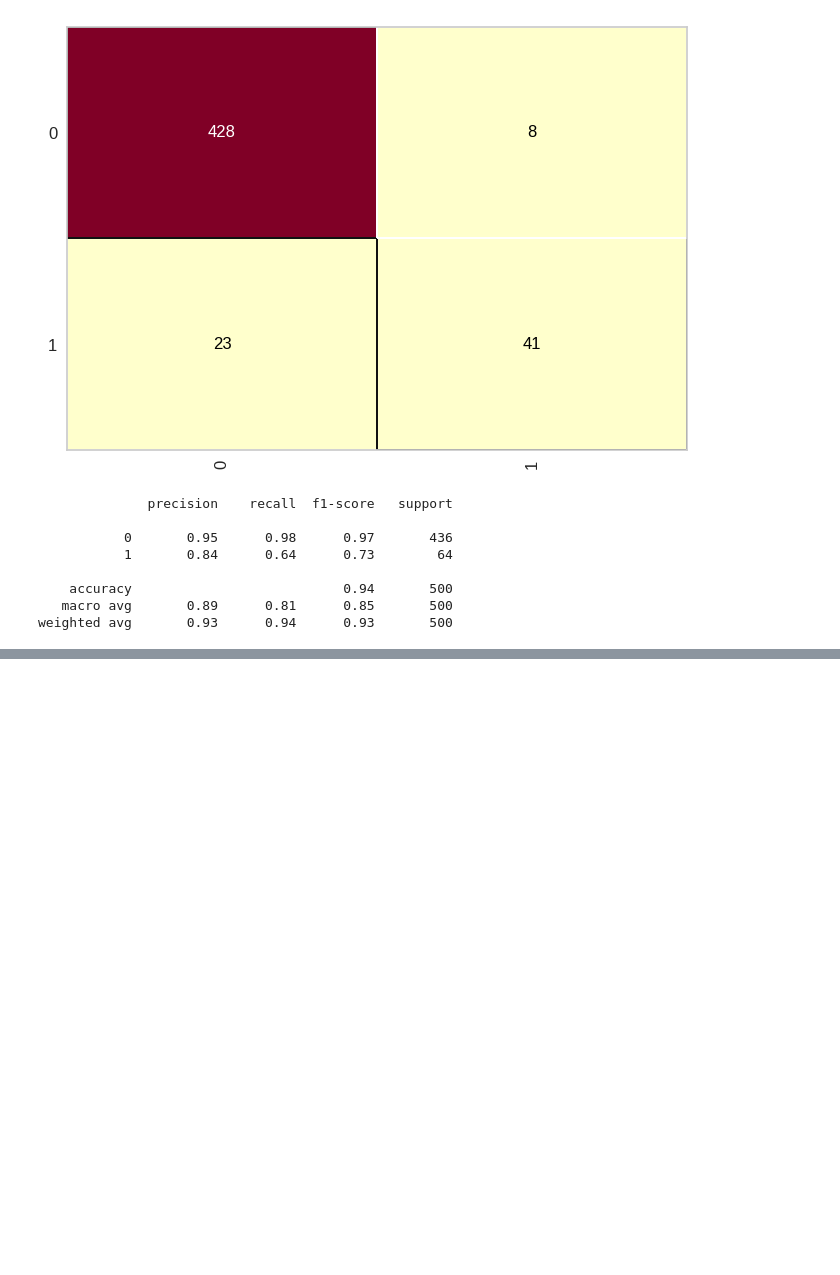
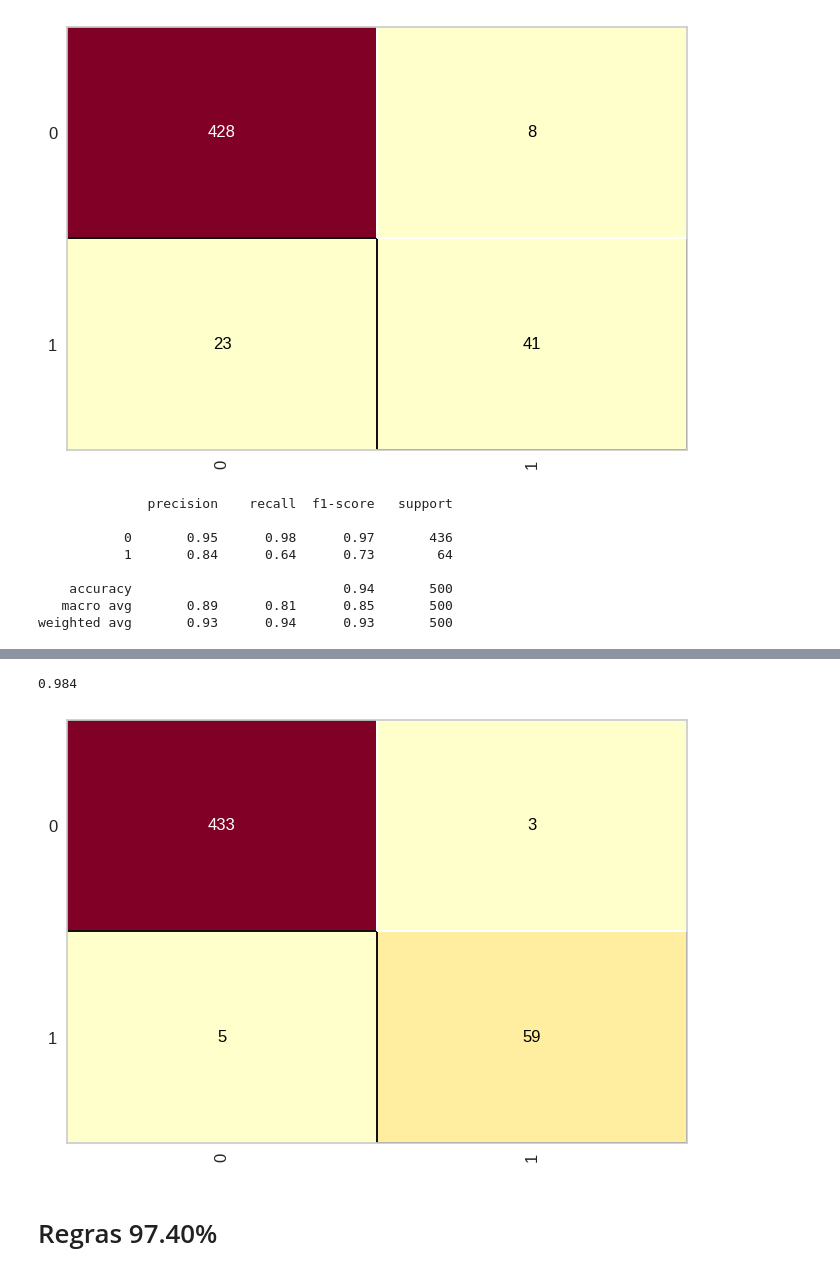
Before and after one commit to Henrique0078/Base_credit_python, a Jupyter notebook: Base_credito.ipynb, the cells around one changed output, grey strips where cells are left out. Drawn from its saved outputs; the diff is of its cells as text; code cells hidden in the pictures; blank space fills up the shorter version.

```diff
--- a/Base_credito.ipynb
+++ b/Base_credito.ipynb
@@ -581,0 +747,6 @@ weighted avg       0.93      0.94      0.93       500
+# %%
+import pickle
+with open('credit.pkl', 'rb') as f:
+  (x_credito_treinamento, y_credito_treinamento, x_credito_teste, y_credito_teste) = pickle.load(f)
+# %%
+random_forest_credito = RandomForestClassifier(n_estimators = 40, criterion = 'entropy', random_state = 0)
@@ -581,0 +814,10 @@ weighted avg       0.93      0.94      0.93       500
+# %%
+from yellowbrick.classifier import ConfusionMatrix
+confusao = ConfusionMatrix(random_forest_credito)
+confusao.fit(x_credito_treinamento, y_credito_treinamento)
+confusao.score(x_credito_teste, y_credito_teste)
+# %% [output]
+0.984
+[figure, added]
+# %% [markdown]
+# Regras 97.40%
```
Also changed, not shown: parts of 83 cells of this notebook.
